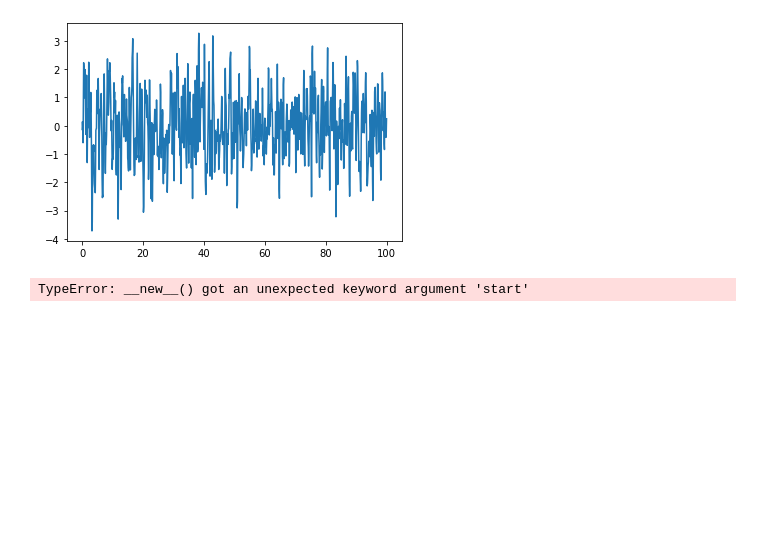
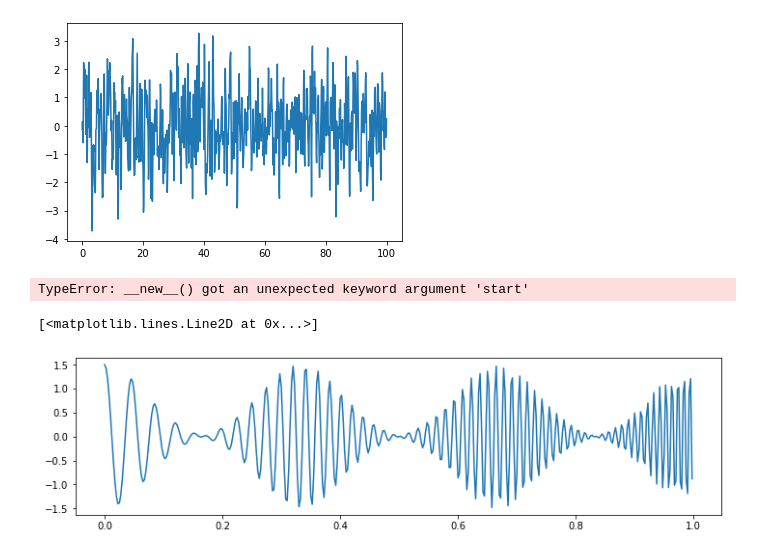
Before and after one commit to Max25112/PythonApplication1, a Jupyter notebook: PythonApplication1/Untitled.ipynb, the cells around one changed output. Drawn from its saved outputs; the diff is of its cells as text; code cells hidden in the pictures; blank space fills up the shorter version.

```diff
--- a/PythonApplication1/Untitled.ipynb
+++ b/PythonApplication1/Untitled.ipynb
@@ -72,3 +73,15 @@ training_set.index = pd.DatetimeIndex(start='1700', end='2009', freq='A')
 training_set.plot()
 # %% [output]
 TypeError: __new__() got an unexpected keyword argument 'start'
+# %%
+duration = 1 #частота
+fs = 400 #length
+samples = int(fs*duration)
+t = np.arange(samples) / fs #шаг
+signal = chirp(t, 20.0, t[-1], 100.0)
+signal *= (1.0 + 0.5 * np.cos(2.0*np.pi*3.0*t))*np.cos(2*np.pi*1.5*t)
+fig = plt.figure(figsize=(12,3))
+plt.plot(t, signal, label='signal')
+# %% [output]
+[<matplotlib.lines.Line2D at 0x...>]
+[figure, added]
```
Also changed, not shown: parts of 1 cell of this notebook, 1 other file.
